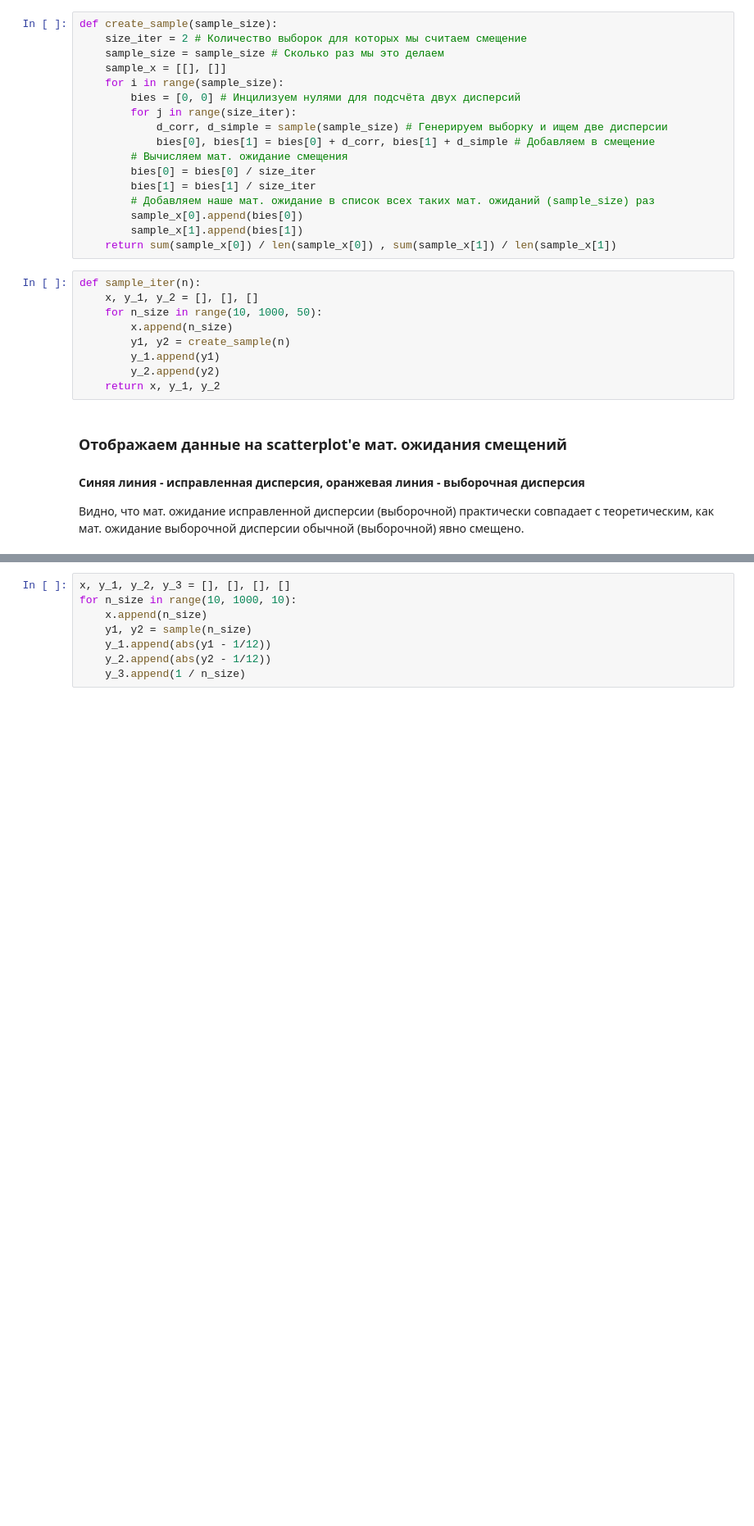
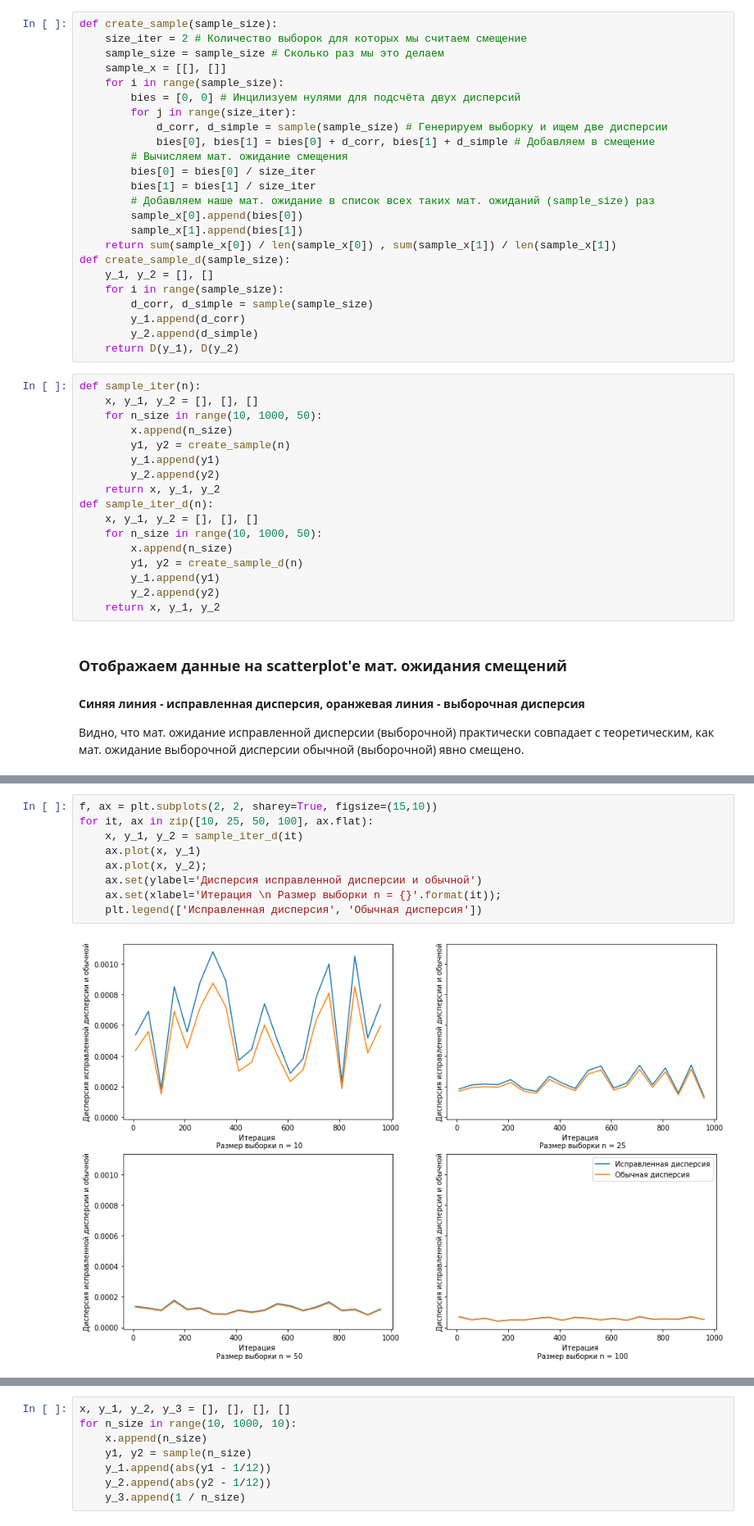
Before and after one commit to Kharlamov-Vladislav/bioinf-statistics, a Jupyter notebook: homework1/Q2.ipynb, the cells around one changed output, grey strips where cells are left out. Shown: that part at 82% size. Cells and saved outputs as stored; diff of their text form; blank space fills up the shorter version.

Commit message:
add graphic D, D_corr

```diff
--- a/homework1/Q2.ipynb
+++ b/homework1/Q2.ipynb
@@ -47,6 +47,13 @@ def create_sample(sample_size):
         sample_x[0].append(bies[0])
         sample_x[1].append(bies[1])
     return sum(sample_x[0]) / len(sample_x[0]) , sum(sample_x[1]) / len(sample_x[1])
+def create_sample_d(sample_size):
+    y_1, y_2 = [], []
+    for i in range(sample_size):
+        d_corr, d_simple = sample(sample_size)
+        y_1.append(d_corr)
+        y_2.append(d_simple)
+    return D(y_1), D(y_2)
 # %%
 def sample_iter(n):
     x, y_1, y_2 = [], [], []
@@ -56,6 +63,14 @@ def sample_iter(n):
         y_1.append(y1)
         y_2.append(y2)
     return x, y_1, y_2
+def sample_iter_d(n):
+    x, y_1, y_2 = [], [], []
+    for n_size in range(10, 1000, 50):
+        x.append(n_size)
+        y1, y2 = create_sample_d(n)
+        y_1.append(y1)
+        y_2.append(y2)
+    return x, y_1, y_2
 # %% [markdown]
 ### Отображаем данные на scatterplot'е мат. ожидания смещений
 
@@ -74,0 +94,11 @@ for it, ax in zip([10, 25, 50, 100], ax.flat):
+# %%
+f, ax = plt.subplots(2, 2, sharey=True, figsize=(15,10))
+for it, ax in zip([10, 25, 50, 100], ax.flat):
+    x, y_1, y_2 = sample_iter_d(it)
+    ax.plot(x, y_1)
+    ax.plot(x, y_2);
+    ax.set(ylabel='Дисперсия исправленной дисперсии и обычной')
+    ax.set(xlabel='Итерация \n Размер выборки n = {}'.format(it));
+    plt.legend(['Исправленная дисперсия', 'Обычная дисперсия'])
+# %% [output]
+[figure, added]
```
Also changed, not shown: parts of 3 cells of this notebook.
